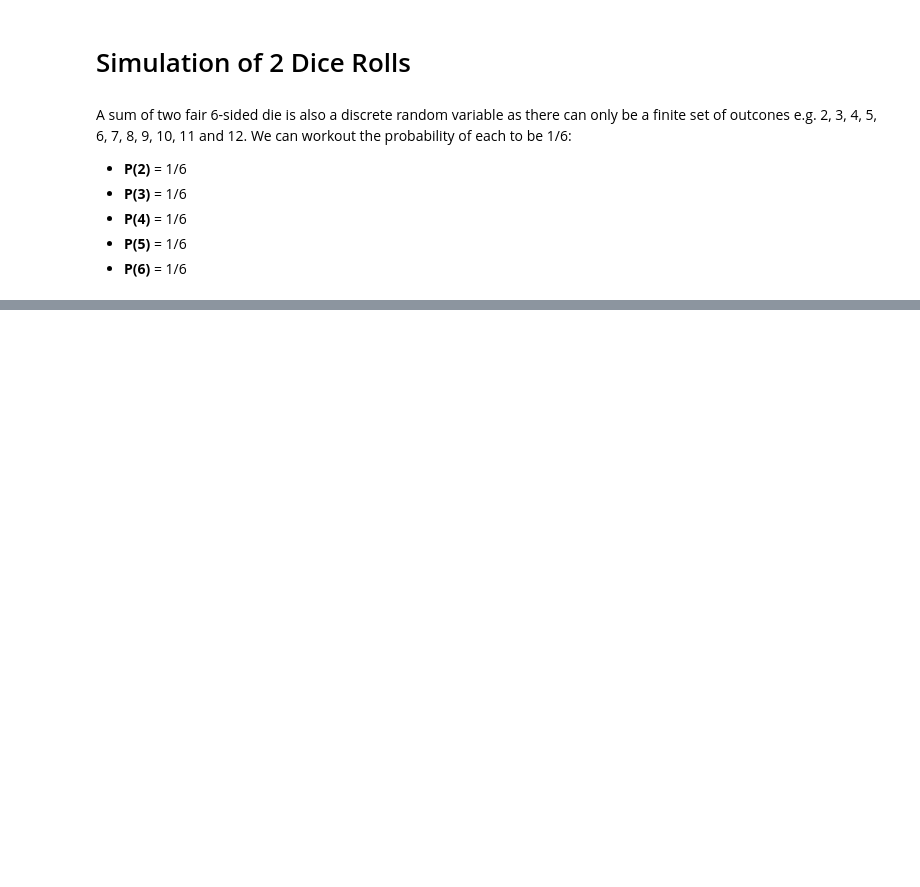
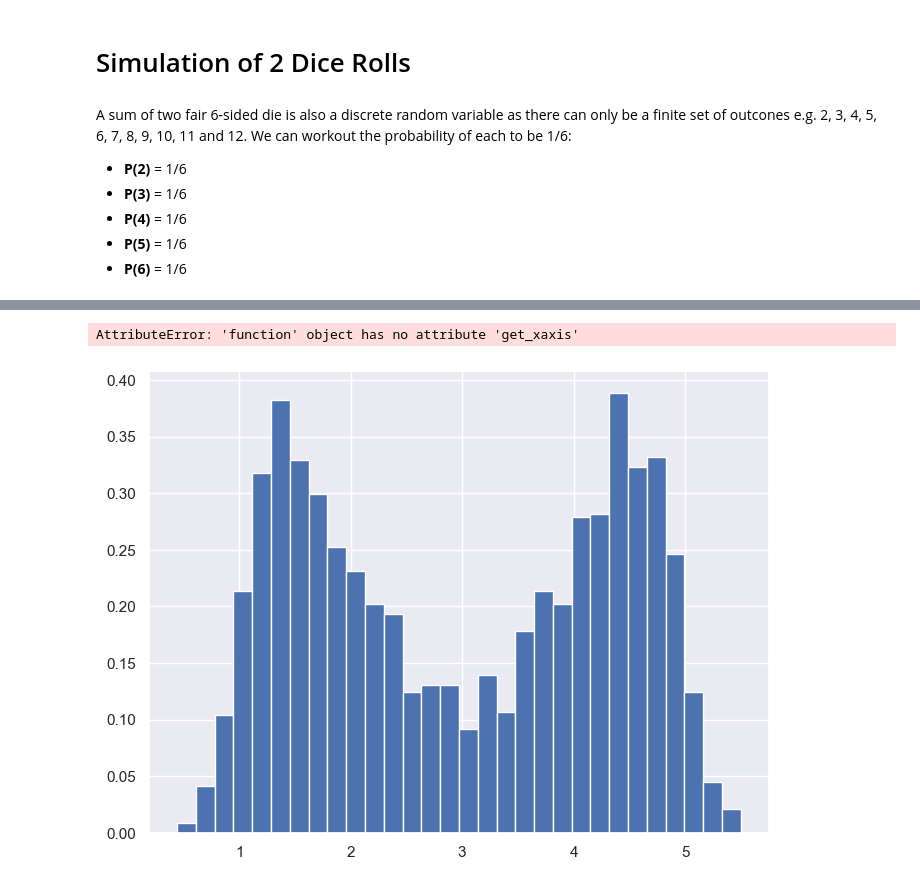
Before and after one commit to ShaneOG2/fund-data-analysis-assessment, a Jupyter notebook: Practicals/Normal Distribution Notebook.ipynb, the cells around one changed output, grey strips where cells are left out. Drawn from its saved outputs; the diff is of its cells as text; code cells hidden in the pictures; blank space fills up the shorter version.

```diff
--- a/Practicals/Normal Distribution Notebook.ipynb
+++ b/Practicals/Normal Distribution Notebook.ipynb
@@ -82,0 +98,17 @@ plt.hist(sum_of_dice);
+# %%
+from scipy.stats import skewnorm
+import matplotlib.pyplot as plt
+
+left_skew = skewnorm.rvs(a = 5, loc=1, size=1000)  #Skewnorm function
+right_skew = skewnorm.rvs(a = -5, loc=5, size=1000)  #Skewnorm function
+both = np.concatenate((left_skew, right_skew))
+
+#Plot histogram to check skewness
+plt.hist(both,30,density=True)
+plt.axes.get_xaxis().set_visible(False)
+plt.show()
+
+np.concatenate((left_skew, right_skew))
+# %% [output]
+AttributeError: 'function' object has no attribute 'get_xaxis'
+[figure, added]
```
Also changed, not shown: parts of 20 cells of this notebook.
